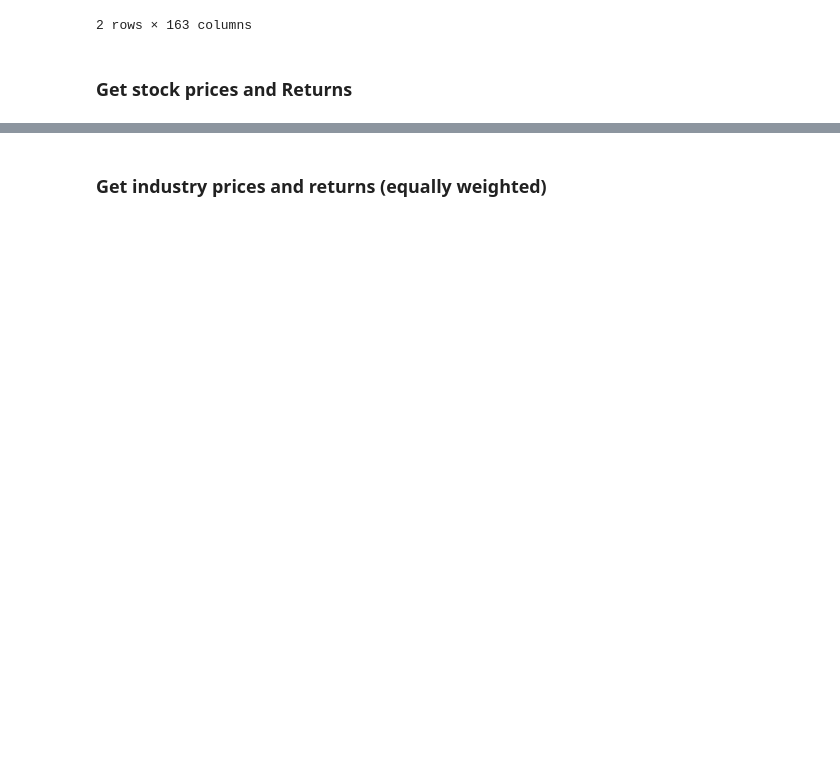
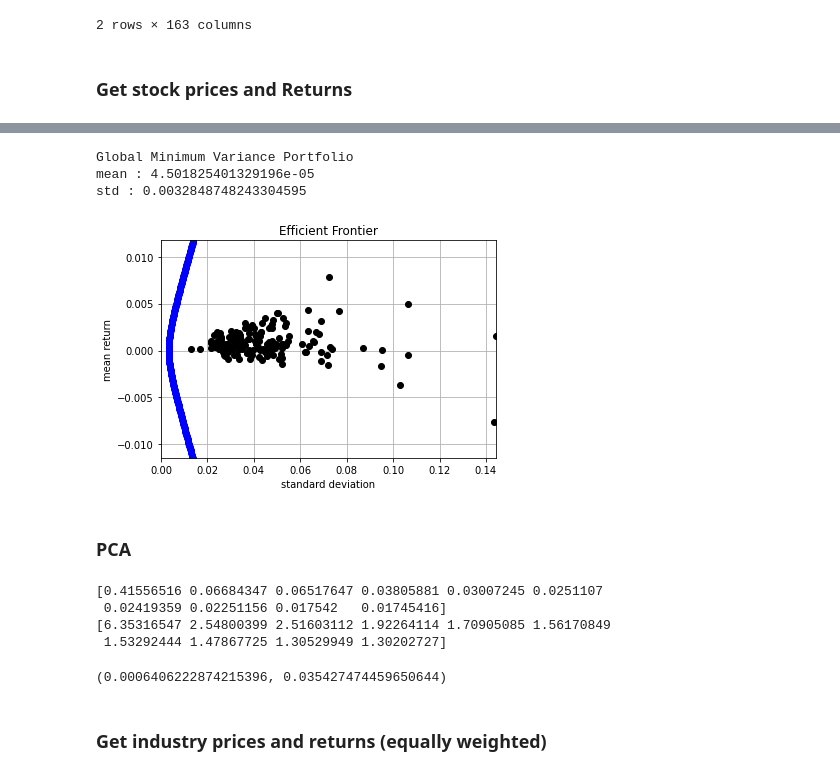
Before and after one commit to BartMelman/EfficientFrontier, a Jupyter notebook: main.ipynb, the cells around one changed output, grey strips where cells are left out. Drawn from its saved outputs; the diff is of its cells as text; code cells hidden in the pictures; blank space fills up the shorter version.

```diff
--- a/main.ipynb
+++ b/main.ipynb
@@ -183,2 +169,76 @@ Sigma.shape
+# %%
+A = np.matmul(np.matmul(u.T, np.linalg.inv(Sigma)), u)
+B = np.matmul(np.matmul(u.T, np.linalg.inv(Sigma)), iota)
+C = np.matmul(np.matmul(iota.T, np.linalg.inv(Sigma)), iota)
+D = np.matmul(np.matmul(iota.T, np.linalg.inv(Sigma)), u)
+
+w_gmv = 1 / C * np.matmul(np.linalg.inv(Sigma), iota).reshape(-1,1)
+u_gmv = B / C
+std_gmv = np.sqrt(1 / C)
+
+w_mu = 1 / D * np.matmul(np.linalg.inv(Sigma), u).reshape(-1,1)
+# %%
+print(f"""
+Global Minimum Variance Portfolio
+mean : {u_gmv[0][0]}
+std : {std_gmv[0][0]}
+""")
+# %% [output]
+Global Minimum Variance Portfolio
+mean : 4.501825401329196e-05
+std : 0.0032848748243304595
+# %%
+c = 1.5
+x = []
+y = []
+for u_targ in np.linspace(c*min(u), c*max(u), 200).tolist():
+    _lambda = (B * C * u_targ - B * B) / (A * C - B * B)
+    w = _lambda * w_mu + (1-_lambda) * w_gmv
+    sigma = np.sqrt(np.matmul(np.matmul(w.T, Sigma), w))[0][0]
+    x.append(sigma)
+    y.append(u_targ)
+# %%
+# plt.style.use('seaborn-whitegrid')
+vol = np.sqrt(Sigma.diagonal()).tolist()
+min_sigma = min(x + vol)
+max_sigma = max(x + vol)
+min_return = min(y)
+max_return = max(y)
+plt.plot(x, y, 'o', color='blue')
+x = vol
+y = u
+plt.plot(x, y, 'o', color='black')
+plt.xlabel('standard deviation')
+plt.ylabel('mean return')
+plt.xlim([0, max_sigma])
+plt.ylim([min_return, max_return])
+plt.title('Efficient Frontier')
+plt.grid()
+plt.show()
+# %% [output]
+[figure, added]
+# %% [markdown]
+### PCA
+# %%
+import numpy as np
+from sklearn.decomposition import PCA
+X = np.array([[-1, -1], [-2, -1], [-3, -2], [1, 1], [2, 1], [3, 2]])
+pca = PCA(n_components=10)
+pca.fit(r_log)
+print(pca.explained_variance_ratio_)
+print(pca.singular_values_)
+# %% [output]
+[0.41556516 0.06684347 0.06517647 0.03805881 0.03007245 0.0251107
+ 0.02419359 0.02251156 0.017542   0.01745416]
+[6.35316547 2.54800399 2.51603112 1.92264114 1.70905085 1.56170849
+ 1.53292444 1.47867725 1.30529949 1.30202727]
+# %%
+w_pca = pca.components_[0]
+w_pca *= 1/w_pca.sum()
+u_pca = np.matmul(w_pca, u)
+sigma_pca = np.sqrt(np.matmul(np.matmul(w_pca, Sigma), w_pca))
+u_pca, sigma_pca
+# %% [output]
+(0.0006406222874215396, 0.035427474459650644)
 # %% [markdown]
 ### Get industry prices and returns (equally weighted)
```
Also changed, not shown: parts of 14 cells of this notebook, 2 other files.
